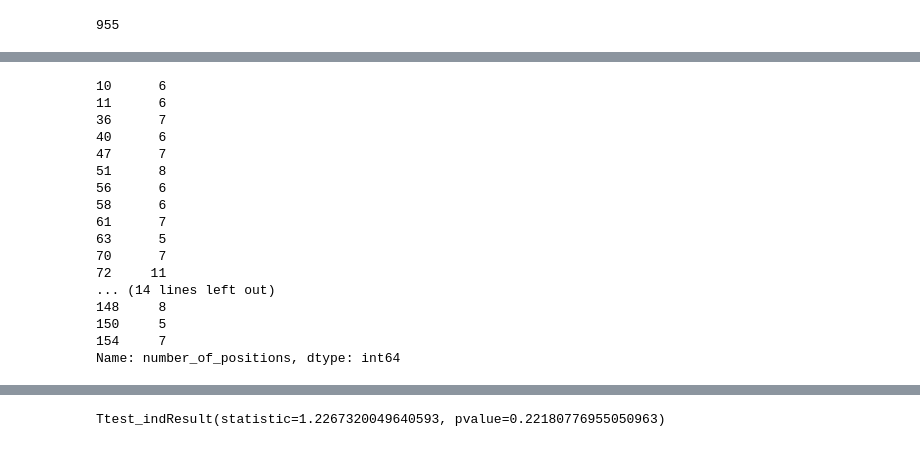
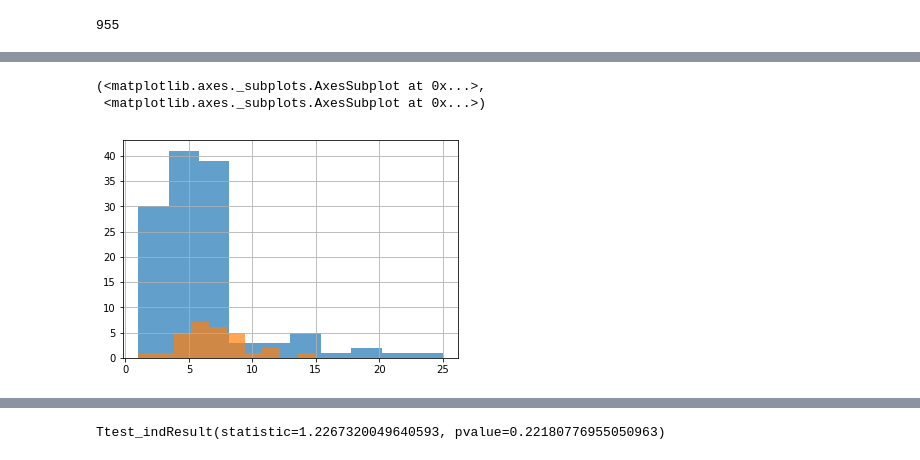
Before and after one commit to tcdvm/virmp, a Jupyter notebook: analysis/VIRMP.ipynb, the cells around one changed output, grey strips where cells are left out. Cells and saved outputs as stored; diff of their text form; code cells hidden in the pictures.

```diff
--- a/analysis/VIRMP.ipynb
+++ b/analysis/VIRMP.ipynb
@@ -241,23 +255,3 @@ cat_df.groupby('practice_type').describe()
 # %%
 academia = cat_df[cat_df['practice_type'] == "Academia"].number_of_positions
 privatepractice = cat_df[cat_df['practice_type'] == "PrivatePractice"].number_of_positions
-# %%
-cat_df[cat_df['practice_type'] == "Academia"].number_of_positions
-# %% [output]
-10      6
-11      6
-36      7
-40      6
-47      7
-51      8
-56      6
-58      6
-61      7
-63      5
-70      7
-72     11
-... (14 lines left out)
-148     8
-150     5
-154     7
-Name: number_of_positions, dtype: int64
@@ -265,0 +258,6 @@ from scipy import stats
+# %%
+privatepractice.hist(alpha=0.7), academia.hist(alpha=0.7)
+# %% [output]
+(<matplotlib.axes._subplots.AxesSubplot at 0x...>,
+ <matplotlib.axes._subplots.AxesSubplot at 0x...>)
+[figure, added]
```
Also changed, not shown: parts of 8 cells of this notebook.
